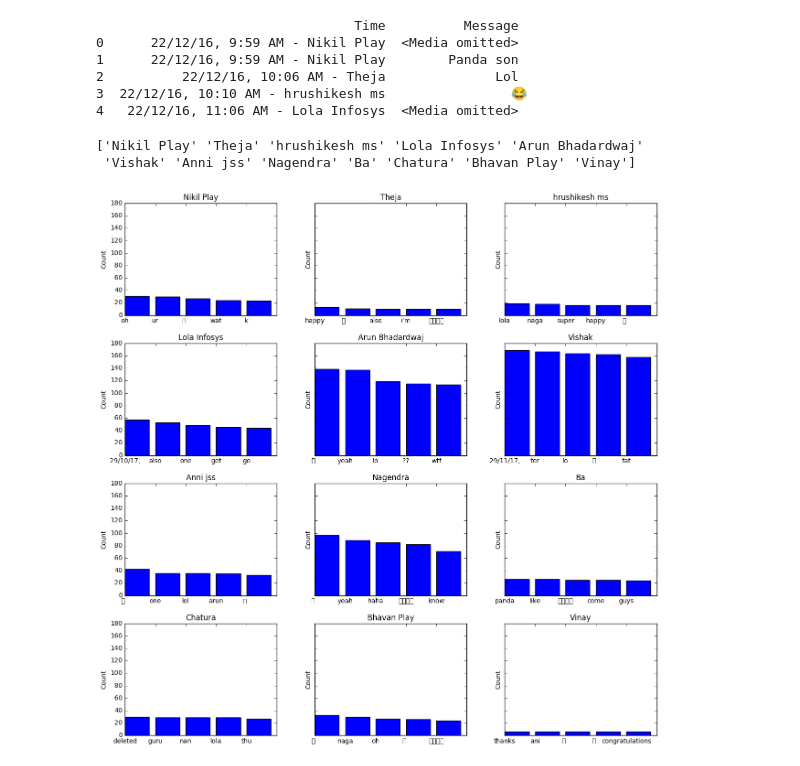
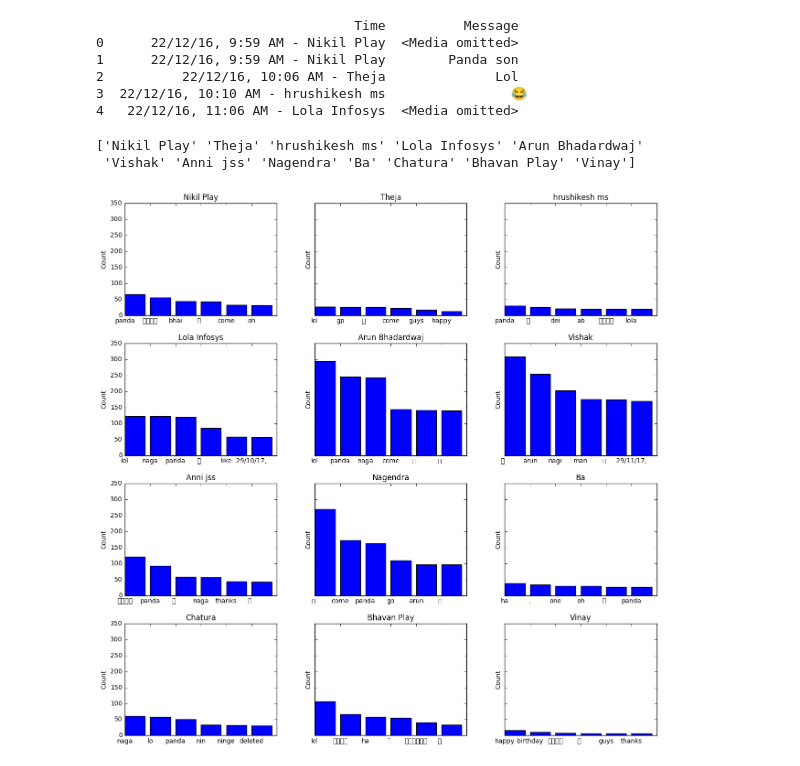
Before and after one commit to wise700/All-Machine-Learning, a Jupyter notebook: Projects/Watsapp Group Analysis/WatsappGroupChatNotebook.ipynb, the cells around one changed output. Saved outputs shown, nothing was run; the diff lists cells and outputs as text; code cells hidden in the pictures.

```diff
--- a/Projects/Watsapp Group Analysis/WatsappGroupChatNotebook.ipynb
+++ b/Projects/Watsapp Group Analysis/WatsappGroupChatNotebook.ipynb
@@ -43,34 +43,34 @@ for name in Names:
 
     stop_words = set(stopwords.words('english'))
     WordList=' '.join(MsgTableTemp['Message']).lower().split()
     filtered_WordList = [w for w in WordList if not w in stop_words]
 
 
     from collections import Counter
     df = pd.DataFrame.from_dict(dict(Counter(filtered_WordList)), orient='index').reset_index()
     df.columns =['Word','Count']
-    DropWords = ['','pm','r','n','ya','ok','?','and','-','u','to','for','with','of','in','..','<omitted','image','<media','omitted>','it','none','i','is','will','the','you']
+    DropWords = ['',':)','pm','r','n','ya','ok','?','and','-','u','to','for','with','of','in','..','<omitted','image','<media','omitted>','it','none','i','is','will','the','you']
     df['Word'].replace(DropWords, np.nan, inplace=True)
     df.dropna(subset=['Word'], inplace=True)
     df.sort(['Count'],ascending=False,inplace=True)
     #sns.distplot(df.head(),        kde = False, ax=ax[0][plot_number])
     df['Word'] = df['Word'].astype('str')
-    labels=df['Word'].iloc[5:10]
+    labels=df['Word'].iloc[0:6]
     dd = np.arange(len(labels))
-    axs[plot_number].bar(dd,df['Count'].iloc[5:10],label=name)
+    axs[plot_number].bar(dd,df['Count'].iloc[0:6],label=name)
     #df.iloc[0:10].plot(kind='bar',title=name)
     #plt.xticks(dd,labels)
     #plt.show()
     axs[plot_number].set_ylabel("Count")
     axs[plot_number].set_title(name)
     axs[plot_number].set_xticklabels(labels,fontdict=None, minor=False)
     plot_number = plot_number + 1
 plt.show()
 
 
 # sns.set_style("whitegrid")
 # ax = sns.barplot(x="Word", y="Count", data=df.head())
 # %% [output]
 ['Nikil Play' 'Theja' 'hrushikesh ms' 'Lola Infosys' 'Arun Bhadardwaj'
  'Vishak' 'Anni jss' 'Nagendra' 'Ba' 'Chatura' 'Bhavan Play' 'Vinay']
-[figure, old version]
+[figure, new version]
```
Also changed, not shown: 4 other files.
